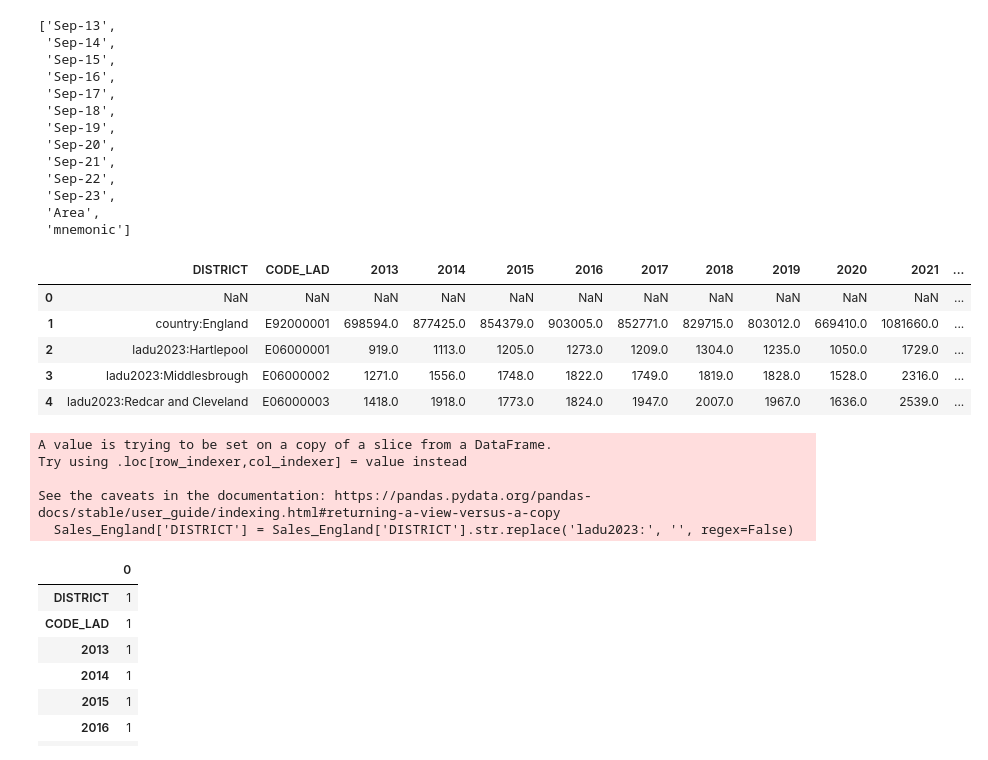
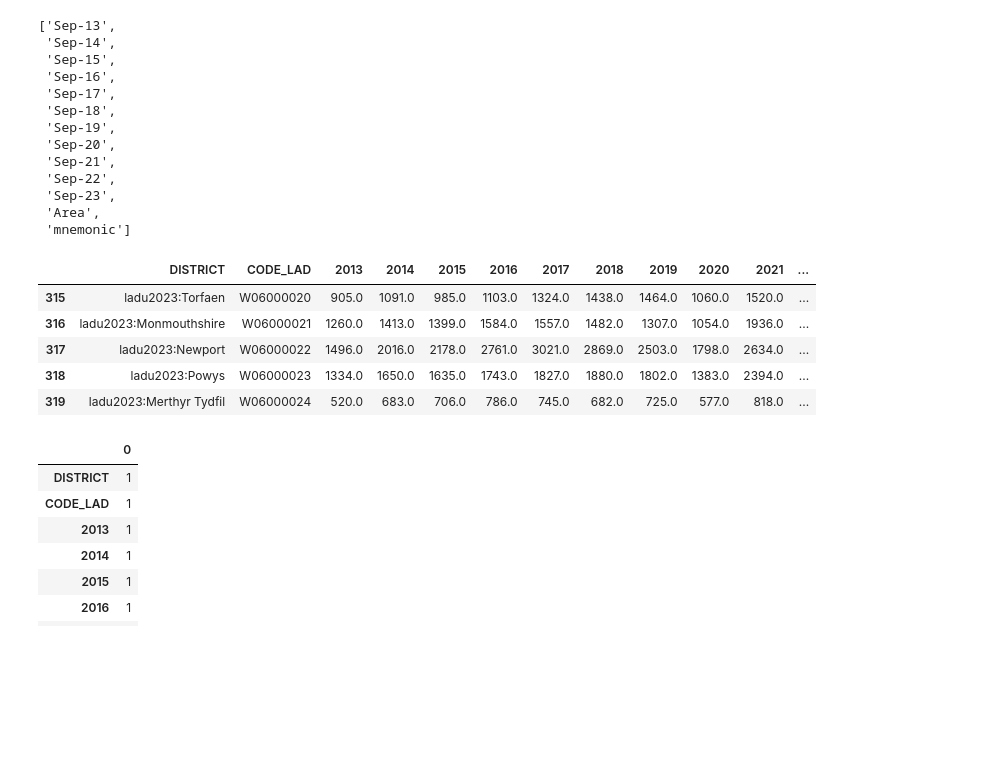
Before and after one commit to ClaudiaTurner/GEOG5990M, a Jupyter notebook: Final_Project_Python_GEOG5990M.ipynb, the cells around one changed output. Drawn from its saved outputs; the diff is of its cells as text; code cells hidden in the pictures; blank space fills up the shorter version.

```diff
--- a/Final_Project_Python_GEOG5990M.ipynb
+++ b/Final_Project_Python_GEOG5990M.ipynb
@@ -65,14 +70,14 @@ Sales_England.head()
 # %%
 # Our analysis should only include the past ten years (2013 - 2023), hence we can eliminate the rest of the years
 # Additionally, we also eliminate 'row' because we already have the table's row enumeration
-Sales_England=Sales_England.drop(columns=[
+Sales_England = Sales_England.drop(columns=[
     'row', 'Sep-96', 'Sep-97', 'Sep-98', 'Sep-99',
     'Sep-00', 'Sep-01', 'Sep-02', 'Sep-03', 'Sep-04',
     'Sep-05', 'Sep-06', 'Sep-07', 'Sep-08', 'Sep-09',
-    'Sep-10', 'Sep-11', 'Sep-12'], inplace=True)
+    'Sep-10', 'Sep-11', 'Sep-12'])
 
 # After eliminating many columns, ill check if the columns were successfully eliminated
-Sales_England.columns.tolist()  # .tolist() converts the column index into a regular Python list
+Sales_England.columns.tolist()   # .tolist() converts the column index into a regular Python list
 # %% [output]
 ['Sep-13',
  'Sep-14',
@@ -89,37 +94,29 @@ Sales_England.columns.tolist()  # .tolist() converts the column index into a reg
  'mnemonic']
 # %%
 # To further clean and enhance the data, I'll rename and reorder the columns.
-# I'll also change the date format from 'Sep-13' to '2013' for all years to improve readability.
+# I'll also change the date format from 'Sep-13' to '2013' for all years to improve readability. # To update the file, I can use either 'Sales_England =' or set 'inplace=True'.
 
-Sales_England.rename(columns={
+Sales_England = Sales_England.rename(columns={
   'Sep-13': '2013', 'Sep-14': '2014', 'Sep-15': '2015', 'Sep-16': '2016', 'Sep-17': '2017',
-    'Sep-18': '2018','Sep-19': '2019','Sep-20': '2020','Sep-21': '2021','Sep-22': '2022','Sep-23': '2023','Area': 'DISTRICT','mnemonic': 'CODE_LAD'}, inplace=True)
+    'Sep-18': '2018','Sep-19': '2019','Sep-20': '2020','Sep-21': '2021','Sep-22': '2022','Sep-23': '2023','Area': 'DISTRICT','mnemonic': 'CODE_LAD'})
 
 # 2. Reorder the columns so that the district name and code appear before the years.
-Sales_England = Sales_England[['DISTRICT', 'CODE_LAD'] + [str(y) for y in range(2013, 2023)]]
+# After runing this code: 'Sales_England = Sales_England[['DISTRICT', 'CODE_LAD'] + [str(y) for y in range(2013, 2023)]]', year 2023 disappeared
+## Thus I asked Copilot (ADD VERSION): 'After introducing the code, year 2023 is not visible, why?'
+## Copilot:  in Python, range(...) excludes the end value, so 2023 is not included.
+
+Sales_England = Sales_England[['DISTRICT', 'CODE_LAD'] + [str(y) for y in range(2013, 2024)]]
+
 
 # Check the last 5 rows to confirm changes.
 Sales_England.tail()
 # %% [output]
 |  | DISTRICT | CODE_LAD | 2013 | 2014 | 2015 | 2016 | 2017 | 2018 | 2019 | 2020 | 2021 | ... |
-| 0 | NaN | NaN | NaN | NaN | NaN | NaN | NaN | NaN | NaN | NaN | NaN | ... |
-| 1 | country:England | E92000001 | 698594.0 | 877425.0 | 854379.0 | 903005.0 | 852771.0 | 829715.0 | 803012.0 | 669410.0 | 1081660.0 | ... |
-| 2 | ladu2023:Hartlepool | E06000001 | 919.0 | 1113.0 | 1205.0 | 1273.0 | 1209.0 | 1304.0 | 1235.0 | 1050.0 | 1729.0 | ... |
-| 3 | ladu2023:Middlesbrough | E06000002 | 1271.0 | 1556.0 | 1748.0 | 1822.0 | 1749.0 | 1819.0 | 1828.0 | 1528.0 | 2316.0 | ... |
-| 4 | ladu2023:Redcar and Cleveland | E06000003 | 1418.0 | 1918.0 | 1773.0 | 1824.0 | 1947.0 | 2007.0 | 1967.0 | 1636.0 | 2539.0 | ... |
+| 315 | ladu2023:Torfaen | W06000020 | 905.0 | 1091.0 | 985.0 | 1103.0 | 1324.0 | 1438.0 | 1464.0 | 1060.0 | 1520.0 | ... |
+| 316 | ladu2023:Monmouthshire | W06000021 | 1260.0 | 1413.0 | 1399.0 | 1584.0 | 1557.0 | 1482.0 | 1307.0 | 1054.0 | 1936.0 | ... |
+| 317 | ladu2023:Newport | W06000022 | 1496.0 | 2016.0 | 2178.0 | 2761.0 | 3021.0 | 2869.0 | 2503.0 | 1798.0 | 2634.0 | ... |
+| 318 | ladu2023:Powys | W06000023 | 1334.0 | 1650.0 | 1635.0 | 1743.0 | 1827.0 | 1880.0 | 1802.0 | 1383.0 | 2394.0 | ... |
+| 319 | ladu2023:Merthyr Tydfil | W06000024 | 520.0 | 683.0 | 706.0 | 786.0 | 745.0 | 682.0 | 725.0 | 577.0 | 818.0 | ... |
-# %%
-# Additionally, I'll remove the 'ladu2023:' prefix from all values in the 'DISTRICT' column to clean up the district names.
-
-Sales_England['DISTRICT'] = Sales_England['DISTRICT'].str.replace('ladu2023:', '', regex=False)
-
-# The prefix in the district names is no longer visible. Briefly check the first 5 rowa
-Sales_England.head()
-# %% [output]
-A value is trying to be set on a copy of a slice from a DataFrame.
-Try using .loc[row_indexer,col_indexer] = value instead
-
-See the caveats in the documentation: https://pandas.pydata.org/pandas-docs/stable/user_guide/indexing.html#returning-a-view-versus-a-copy
-  Sales_England['DISTRICT'] = Sales_England['DISTRICT'].str.replace('ladu2023:', '', regex=False)
 # %%
 #Sales_England.dtypes
 # %%
```
Also changed, not shown: parts of 17 cells of this notebook.
